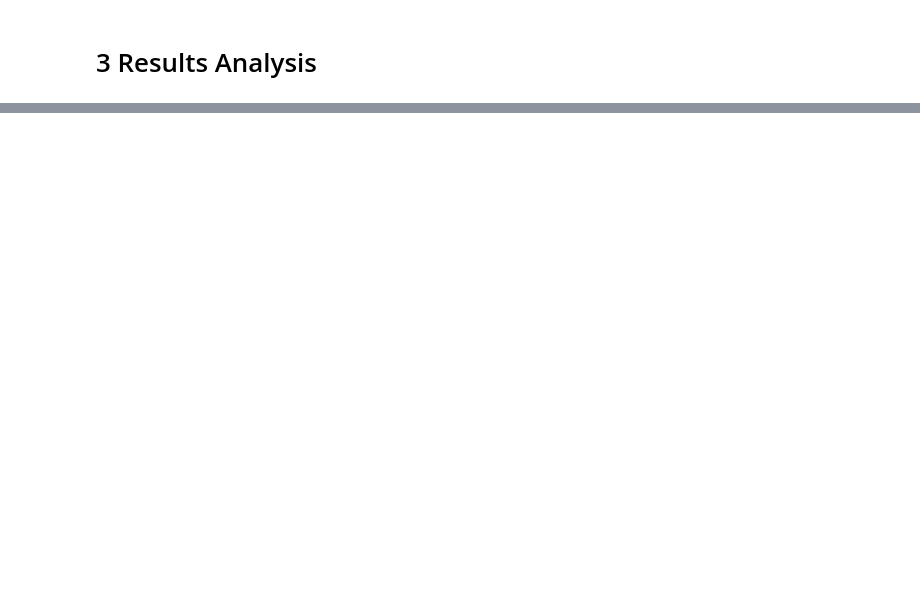
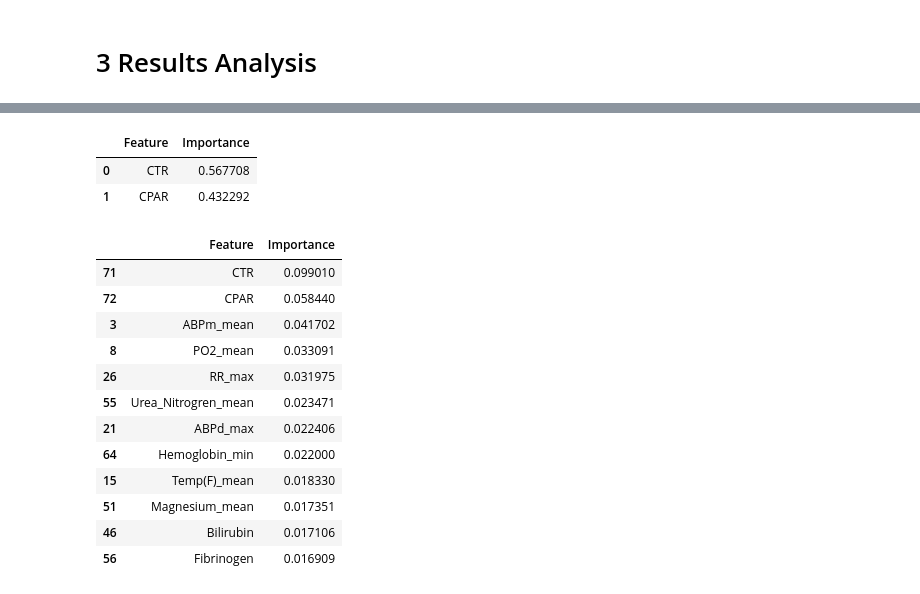
Before and after one commit to singlaayush/CardiomegalyBiomarkers, a Jupyter notebook: Cardiomegaly_Classification/XGBoost.ipynb, the cells around one changed output, grey strips where cells are left out. Saved outputs shown, nothing was run; the diff lists cells and outputs as text; code cells hidden in the pictures; blank space fills up the shorter version.

```diff
--- a/Cardiomegaly_Classification/XGBoost.ipynb
+++ b/Cardiomegaly_Classification/XGBoost.ipynb
@@ -147,0 +242,40 @@ for modality in modalities:
+# %%
+model_load = XGBClassifier()
+model_load.load_model(model_folder + 'BMRK_fold1_model.json')
+# Feature importances from the trained XGBoost model
+feature_importances = model_load.feature_importances_
+important_features = pd.DataFrame({
+    'Feature': modalities_combinations[1][0],
+    'Importance': feature_importances
+}).sort_values(by='Importance', ascending=False)
+
+important_features.head(10)
+# %% [output]
+|  | Feature | Importance |
+| 0 | CTR | 0.567708 |
+| 1 | CPAR | 0.432292 |
+# %%
+model_load = XGBClassifier()
+model_load.load_model(model_folder + 'M_L_V_BMRK_fold2_model.json')
+# Feature importances from the trained XGBoost model
+feature_importances = model_load.feature_importances_
+important_features = pd.DataFrame({
+    'Feature': modalities_combinations[2][0],
+    'Importance': feature_importances
+}).sort_values(by='Importance', ascending=False)
+
+important_features.head(12)
+# %% [output]
+|  | Feature | Importance |
+| 71 | CTR | 0.099010 |
+| 72 | CPAR | 0.058440 |
+| 3 | ABPm_mean | 0.041702 |
+| 8 | PO2_mean | 0.033091 |
+| 26 | RR_max | 0.031975 |
+| 55 | Urea_Nitrogren_mean | 0.023471 |
+| 21 | ABPd_max | 0.022406 |
+| 64 | Hemoglobin_min | 0.022000 |
+| 15 | Temp(F)_mean | 0.018330 |
+| 51 | Magnesium_mean | 0.017351 |
+| 46 | Bilirubin | 0.017106 |
+| 56 | Fibrinogen | 0.016909 |
```
Also changed, not shown: parts of 8 cells of this notebook, 4 other files.
